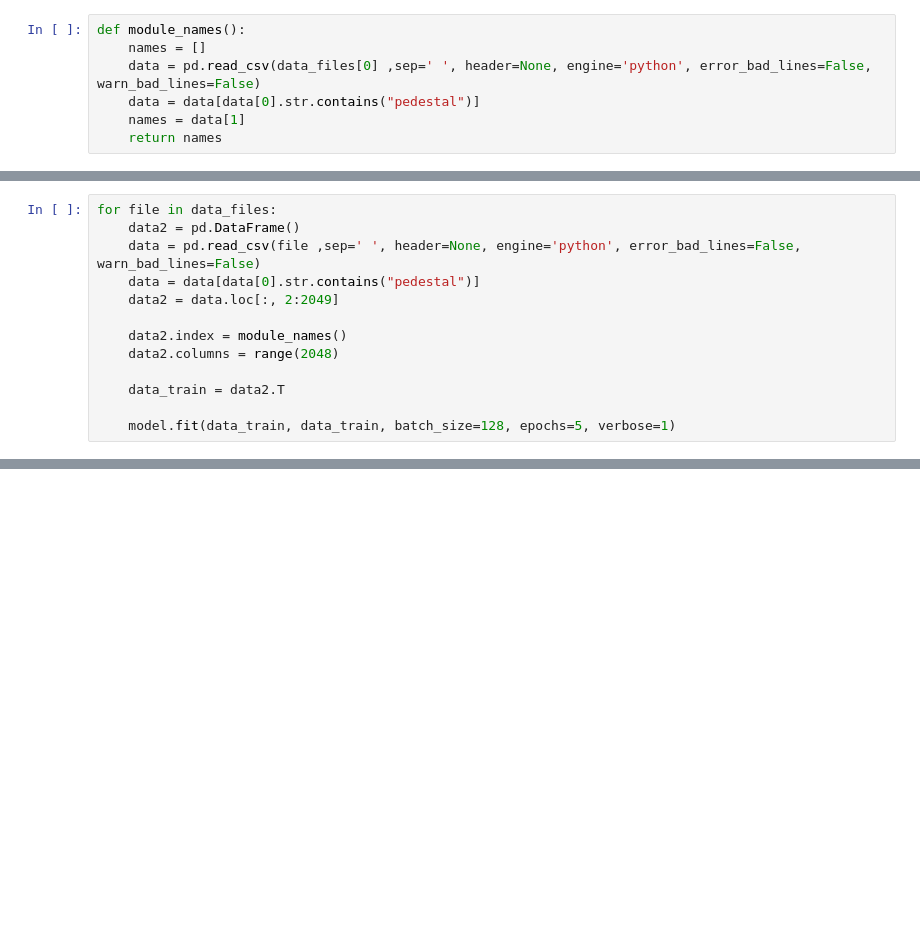
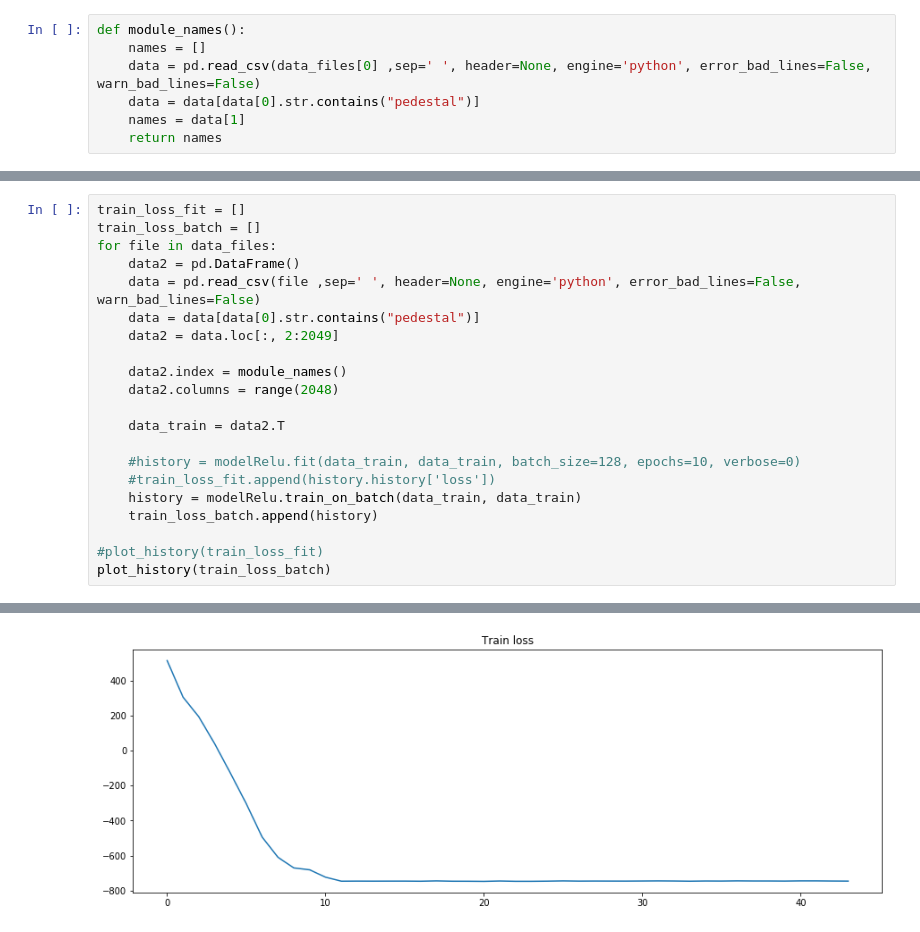
Before and after one commit to Czerwooonka/pracaMagisterska-WizualizacjaDanych, a Jupyter notebook: Autoenkodery/Pedestals.ipynb, the cells around one changed output, grey strips where cells are left out. Cells and saved outputs as stored; diff of their text form; blank space fills up the shorter version.

```diff
--- a/Autoenkodery/Pedestals.ipynb
+++ b/Autoenkodery/Pedestals.ipynb
@@ -68,4 +104,6 @@ _________________________________________________________________
 # %%
+train_loss_fit = []
+train_loss_batch = []
 for file in data_files:
     data2 = pd.DataFrame()
     data = pd.read_csv(file ,sep=' ', header=None, engine='python', error_bad_lines=False, warn_bad_lines=False)
@@ -77,5 +115,11 @@ for file in data_files:
 
     data_train = data2.T
 
-    model.fit(data_train, data_train, batch_size=128, epochs=5, verbose=1)
+    #history = modelRelu.fit(data_train, data_train, batch_size=128, epochs=10, verbose=0)
+    #train_loss_fit.append(history.history['loss'])
+    history = modelRelu.train_on_batch(data_train, data_train)
+    train_loss_batch.append(history)
+
+#plot_history(train_loss_fit)
+plot_history(train_loss_batch)
 # %% [output]
@@ -99 +127,2 @@ Epoch 5/5
+[figure, added]
 # %%
```
Also changed, not shown: parts of 92 cells of this notebook, 1 other file.
